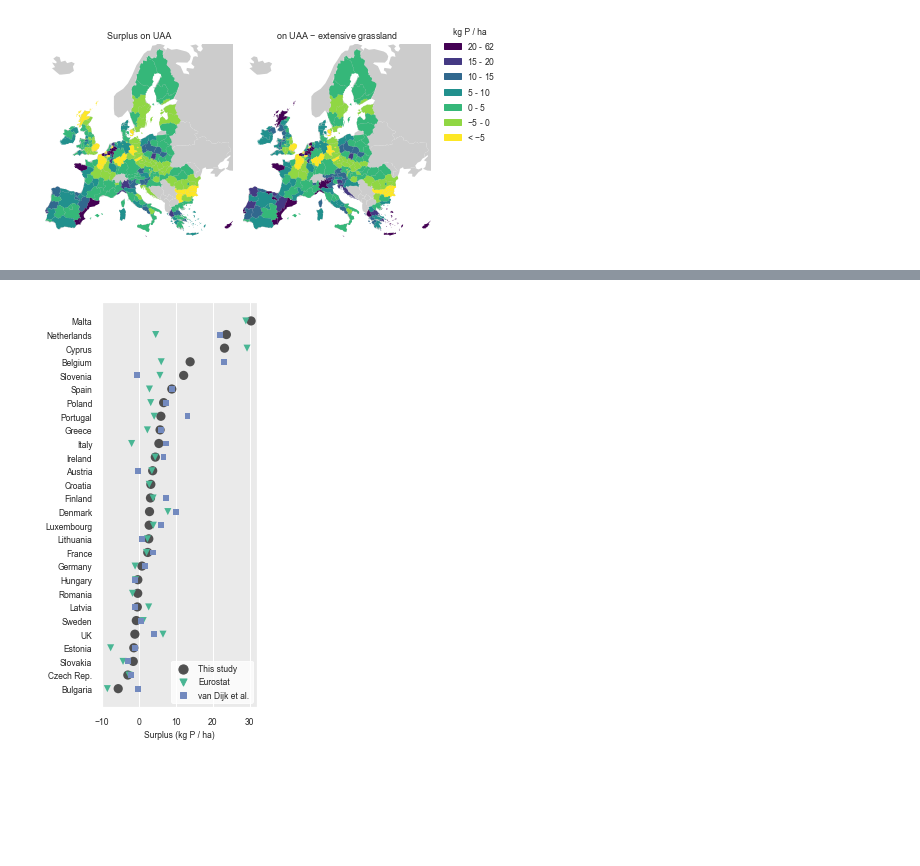
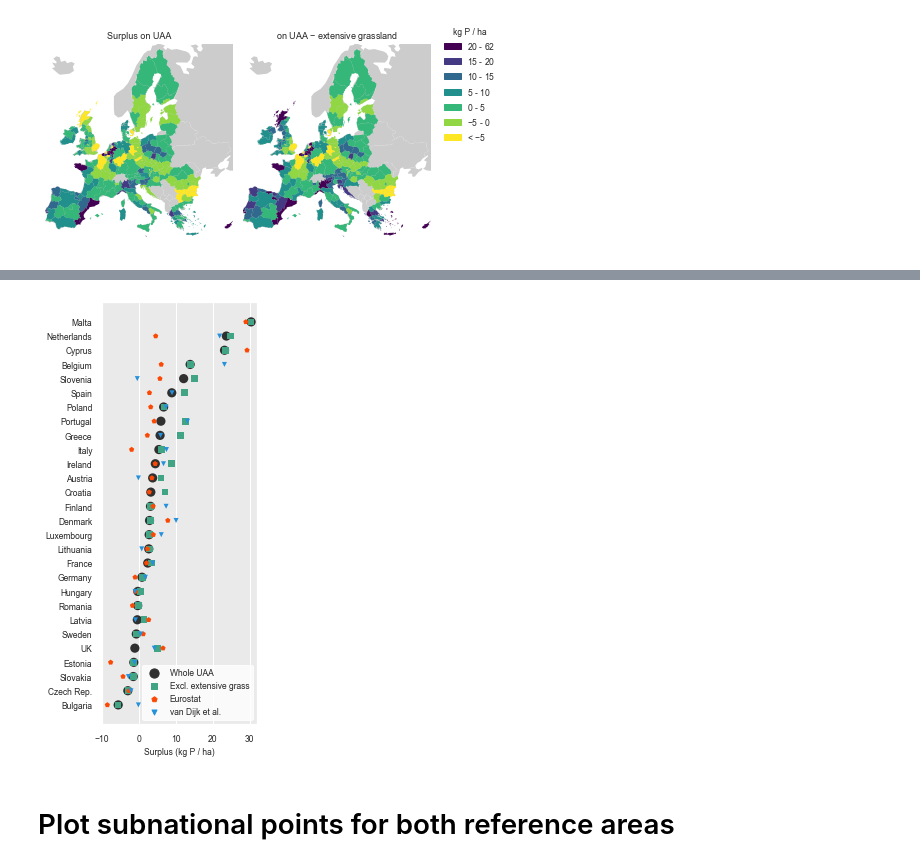
Before and after one commit to rasmuse/subnational-p-budgets, a Jupyter notebook: P budget.ipynb, the cells around one changed output, grey strips where cells are left out. Saved outputs shown, nothing was run; the diff lists cells and outputs as text; code cells hidden in the pictures; blank space fills up the shorter version.

Commit message:
Add information to figures

```diff
--- a/P budget.ipynb
+++ b/P budget.ipynb
@@ -119,7 +123,7 @@ quantities_all
 # Calculate rates (quantity / refarea)
 # %%
 rates_all = {
-    k: v.div(v["refarea"], axis=0).drop(columns="refarea")
+    k: v.div(v["refarea"], axis=0).drop(columns="refarea").join(v["refarea"])
     for k, v in quantities_all.items()
 }
 rates_all
@@ -463,10 +513,14 @@ fig.savefig('outdata/figures/Fig4.pdf')
 # %%
-eurostat_surplus = (
+eurostat_gnb = (
     eust.read_table_data('aei_pr_gnb', version='2019-05-22 23:00:00')
     .value
     .xs('P', level='nutrient')
     .xs(settings.DATA_YEAR, level='time')
     .unstack('indic_ag')
+)
+
+eurostat_surplus = (
+    eurostat_gnb
     .eval('BAL / UAA')
     .rename('Eurostat')
 )
@@ -537,44 +606,51 @@ national_data
 # %%
-fig, ax = plt.subplots(figsize=(COLWIDTH, COLWIDTH * 2))
-scatter = sns.scatterplot(
+fig, ax = plt.subplots(figsize=(COLWIDTH, COLWIDTH * 2.2))
+
+# Plot the national average surpluses
+sns.scatterplot(
     x='surplus',
     y='country',
     hue='source',
     style='source',
     size='source',
-    data=national_data,
+    data=national_comparison_data,
     ax=ax,
     palette={
-        'This study': '#505050',
-        'Eurostat': sns.set_hls_values('#66c2a5', l=0.50),
-        'van Dijk et al.': sns.set_hls_values('#8da0cb', l=0.60),
+        'Whole UAA': '#303030',
+        'Excl. extensive grass': sns.set_hls_values('#66c2a5', l=0.45),
+        'Eurostat': sns.set_hls_values('#fc8d62', l=0.5),
+        'van Dijk et al.': sns.set_hls_values('#1f78b4', l=0.5),
     },
     sizes={
-        'This study': 85,
-        'Eurostat': 50,
-        'van Dijk et al.': 35,
+        'Whole UAA': 85,
+        'Excl. extensive grass': 45,
+        'Eurostat': 30,
+        'van Dijk et al.': 25,
     },
     markers={
-        'This study': 'o',
-        'Eurostat': 'v',
-        'van Dijk et al.': 's',
+        'Whole UAA': 'o',
+        'Excl. extensive grass': 's',
+        'Eurostat': 'p',
+        'van Dijk et al.': 'v',
     },
     linewidth=0,
+)
 
-)
 ax.set_ylabel(None)
 ax.set_xlabel('Surplus (kg P / ha)')
 ax.grid(True, axis='x')
 ax.grid(False, axis='y')
-adjust_print_plot(fig, left=0.27, bottom=0.05, right=0.99, top=0.99)
+adjust_print_plot(fig, left=0.27, bottom=0.1, right=0.99, top=0.99)
 ax.set_xlim(-10, 32)
 
 # Hack to remove seaborn's legend title which is added as a legend entry
 h, l = ax.get_legend_handles_labels()
-ax.legend(h[1:], l[1:])
+ax.legend(h[1:], l[1:], loc='lower right')
 legend = ax.get_legend()
 legend.get_frame().set_color('#ffffff')
 legend.get_frame().set_alpha(0.8)
 fig.savefig('outdata/figures/Fig5.pdf')
 # %% [output]
-[figure, old version]
+[figure, new version]
+# %% [markdown]
+# Plot subnational points for both reference areas
```
Also changed, not shown: parts of 28 cells of this notebook.
